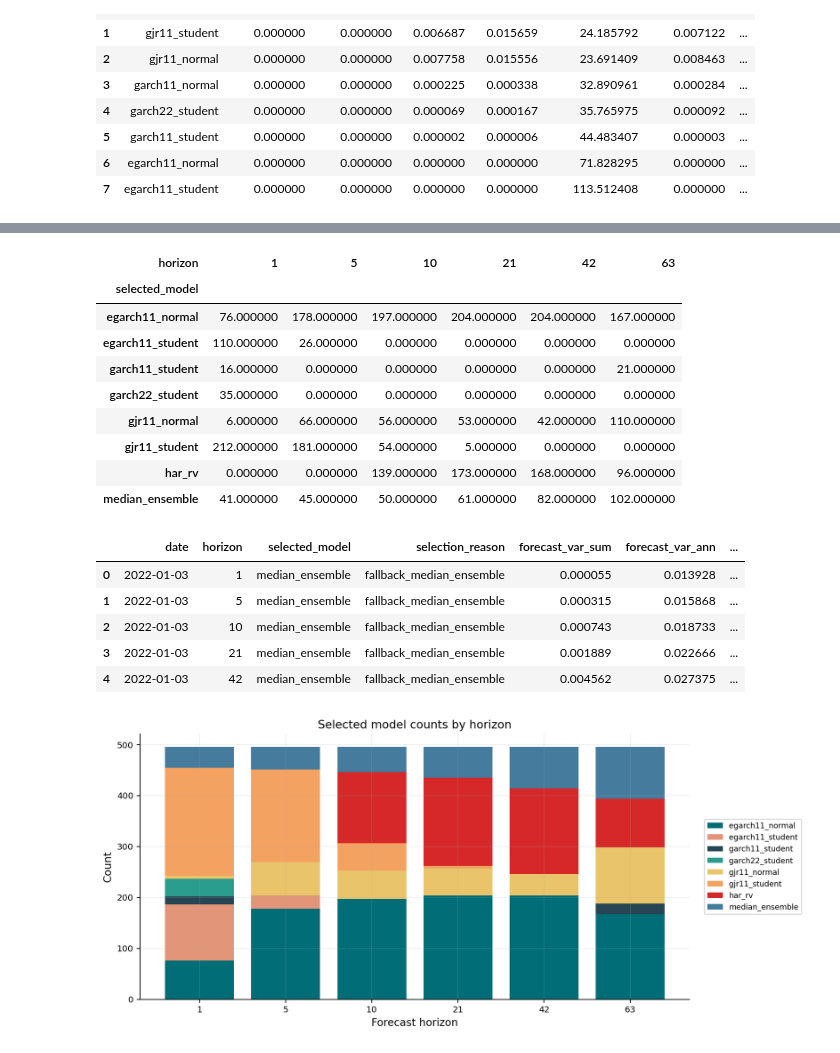
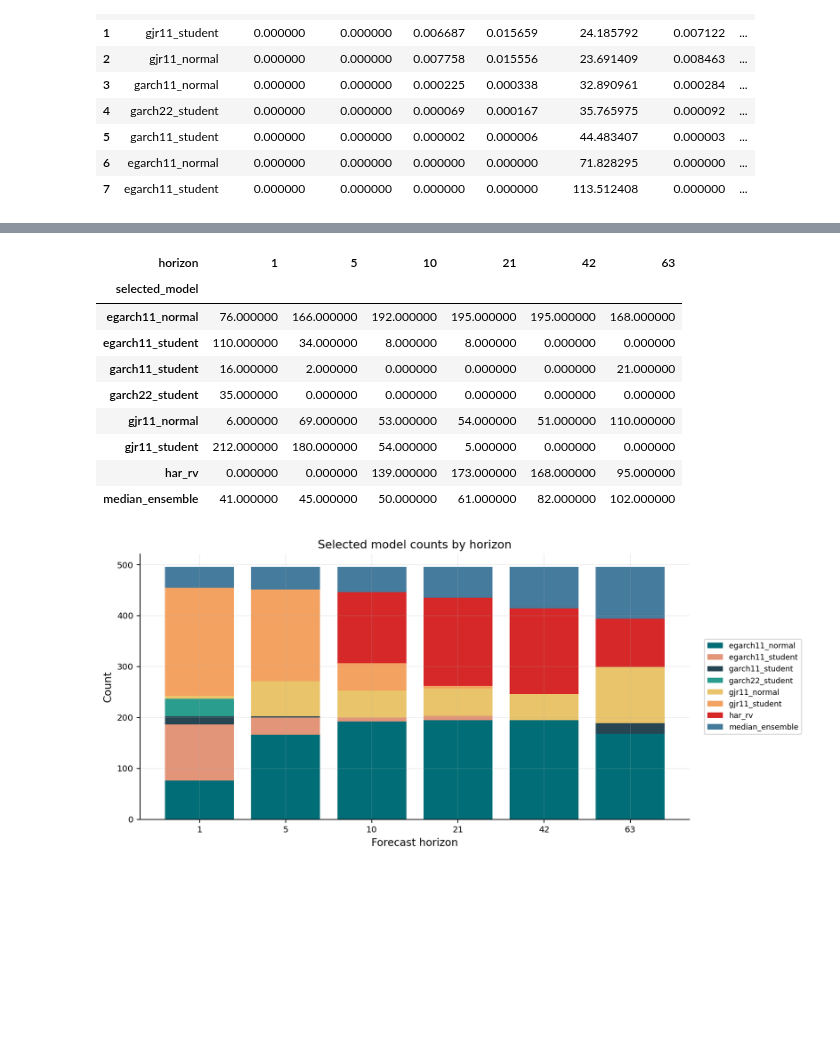
Before and after one commit to ramtin-asadi/Quantitative-Finance-Lab, a Jupyter notebook: notebooks/05_GARCH_vol_forecasting.ipynb, the cells around one changed output, grey strips where cells are left out. Cells and saved outputs as stored; diff of their text form; code cells hidden in the pictures; blank space fills up the shorter version.

```diff
--- a/notebooks/05_GARCH_vol_forecasting.ipynb
+++ b/notebooks/05_GARCH_vol_forecasting.ipynb
@@ -137,7 +137,7 @@ display(df_market.head())
 # %%
 rv_windows = [10, 21, 42, 63, 84, 126]
 for w in rv_windows:
-    df_market[f"rv_trailing_{w}"] = df_market["spx_ret"].rolling(w).std() * np.sqrt(ANNUALIZATION)
+    df_market[f"rv_trailing_{w}"] = df_market["spx_ret"].rolling(w).std() * np.sqrt(annualization)
 
 fig, axes = plt.subplots(2, 1, figsize=(10.5, 7.0), sharex=True)
 axes[0].plot(df_market["trade_date"], df_market["spx_close"], lw=1.2, label="SPX")
@@ -749,5 +709,5 @@ Forecast panel rows: 26784 models: ['egarch11_normal', 'egarch11_student', 'garc
 # %%
-def qlike_loss(realized_var, forecast_var, eps=EPS):
+def qlike_loss(realized_var, forecast_var, eps=eps):
     realized_var = np.asarray(realized_var, dtype=float)
     forecast_var = np.asarray(forecast_var, dtype=float)
     mask = np.isfinite(realized_var) & np.isfinite(forecast_var) & (realized_var > 0) & (forecast_var > 0)
@@ -757,7 +717,7 @@ def qlike_loss(realized_var, forecast_var, eps=EPS):
     fv = np.clip(forecast_var[mask], eps, None)
     return float(np.mean(np.log(fv) + rv / fv))
 
-def qlike_array(realized_var, forecast_var, eps=EPS):
+def qlike_array(realized_var, forecast_var, eps=eps):
     rv = np.asarray(realized_var, dtype=float)
     fv = np.asarray(forecast_var, dtype=float)
     out = np.full(len(rv), np.nan, dtype=float)
@@ -777,8 +737,7 @@ def mz_regression(y, x, maxlags=5):
         "r2": float(res.rsquared),
         "alpha_p": float(res.pvalues.get("const", np.nan)),
         "beta_p": float(res.pvalues.get("x", np.nan)),
-        "n_obs": int(len(z)),
-    }
+        "n_obs": int(len(z))}
 
 def dm_test(loss_a, loss_b, h=1):
     d = pd.Series(np.asarray(loss_a, dtype=float) - np.asarray(loss_b, dtype=float)).replace([np.inf, -np.inf], np.nan).dropna().to_numpy()
@@ -818,8 +777,7 @@ for (model, h), g in df_fc_signal.dropna(subset=["realized_var_sum", "forecast_v
         "mz_beta": mz["beta"],
         "mz_r2": mz["r2"],
         "mz_beta_p": mz["beta_p"],
-        "n_obs": int(len(g)),
-    })
+        "n_obs": int(len(g))})
 
 df_scores = pd.DataFrame(score_rows).sort_values(["horizon", "qlike_var", "rmse_vol"]).reset_index(drop=True)
 ranked = df_scores.copy()
@@ -832,7 +790,7 @@ display(df_model_ranks)
 display(df_scores[df_scores["horizon"] == 21].sort_values(["qlike_var", "rmse_vol"]).reset_index(drop=True))
 
 dm_rows = []
-for h in HORIZONS:
+for h in horizons:
     h_scores = df_scores[df_scores["horizon"] == h].sort_values("qlike_var")
     if h_scores.empty:
         continue
@@ -853,7 +811,6 @@ for h in HORIZONS:
         loss_o = qlike_array(joined["realized_var_sum"], joined["forecast_var_sum_other"])
         dm_rows.append({"horizon": int(h), "benchmark_model": benchmark, "competitor": competitor, **dm_test(loss_b, loss_o, h=int(h))})
 df_dm = pd.DataFrame(dm_rows).sort_values(["horizon", "dm_pvalue"]).reset_index(drop=True)
-display(df_dm.head(30))
 
 fig, axes = plt.subplots(1, 2, figsize=(14.5, 4.8))
 rank_pivot = df_scores.pivot(index="model", columns="horizon", values="qlike_var").loc[df_model_ranks["model"]]
@@ -862,7 +819,7 @@ axes[0].set_xticks(range(len(rank_pivot.columns)), rank_pivot.columns)
 axes[0].set_yticks(range(len(rank_pivot.index)), rank_pivot.index)
 axes[0].set_title("QLIKE heatmap by model and horizon")
 plt.colorbar(im, ax=axes[0], fraction=0.046, pad=0.04)
-for h in HORIZONS:
+for h in horizons:
     tmp = df_scores[df_scores["horizon"] == h].sort_values("qlike_var").head(1)
     if not tmp.empty:
         axes[1].scatter([h], [tmp.iloc[0]["qlike_var"]], s=60)
@@ -928,14 +868,10 @@ def add_realized_availability_dates(forecast_panel, market_dates):
     out["realized_available_date"] = available
     return out
 
-def select_model_by_rolling_past_loss(
-    df_fc_signal,
-    horizons=HORIZONS,
-    lookback=126,
-    min_obs=40,
-    fallback="median_ensemble",
-    eps=EPS,
-):
+def select_model_by_rolling_past_loss(df_fc_signal, horizons=horizons,
+                                      lookback=126, min_obs=40,
+                                      fallback="median_ensemble", eps=eps):
+
     data = df_fc_signal.copy()
     data["date"] = pd.to_datetime(data["date"], errors="coerce").dt.normalize()
     data["horizon"] = data["horizon"].astype(int)
@@ -952,8 +888,7 @@ def select_model_by_rolling_past_loss(
             (data["horizon"] == int(horizon))
             & (data["realized_available_date"].notna())
             & (data["realized_available_date"] < pd.Timestamp(date))
-            & (data["loss_value"].notna())
-        ].copy()
+            & (data["loss_value"].notna())].copy()
         if lookback and lookback > 0:
             keep_dates = pd.Index(sorted(past["date"].unique()))[-int(lookback):]
             past = past[past["date"].isin(keep_dates)]
@@ -961,8 +896,7 @@ def select_model_by_rolling_past_loss(
             past.groupby("model")
             .agg(recent_loss=("loss_value", "mean"), n_loss=("loss_value", "count"))
             .query("n_loss >= @min_obs")
-            .sort_values(["recent_loss", "n_loss"], ascending=[True, False])
-        )
+            .sort_values(["recent_loss", "n_loss"], ascending=[True, False]))
         current_by_model = current.set_index("model", drop=False)
         selected_model = None
         selection_reason = "rolling_past_qlike"
@@ -982,7 +916,7 @@ def select_model_by_rolling_past_loss(
             selection_reason = "fallback_median_ensemble"
             selected = current.iloc[0].copy()
             selected["forecast_var_sum"] = float(current["forecast_var_sum"].median())
-            selected["forecast_var_ann"] = ANNUALIZATION / int(horizon) * float(selected["forecast_var_sum"])
+            selected["forecast_var_ann"] = annualization / int(horizon) * float(selected["forecast_var_sum"])
             selected["forecast_vol_ann"] = float(np.sqrt(max(selected["forecast_var_ann"], 0.0)))
         rows.append({
             "date": pd.Timestamp(date),
@@ -995,54 +929,43 @@ def select_model_by_rolling_past_loss(
             "realized_var_sum": float(selected["realized_var_sum"]) if pd.notna(selected["realized_var_sum"]) else np.nan,
             "realized_var_ann": float(selected["realized_var_ann"]) if pd.notna(selected["realized_var_ann"]) else np.nan,
             "realized_vol_ann": float(selected["realized_vol_ann"]) if pd.notna(selected["realized_vol_ann"]) else np.nan,
             "recent_loss": recent_loss,
             "n_loss": n_loss,
         })
     return pd.DataFrame(rows).sort_values(["date", "horizon"]).reset_index(drop=True)
 
-selected_fc = select_model_by_rolling_past_loss(
-    df_fc_signal,
-    horizons=HORIZONS,
-    lookback=126,
-    min_obs=40,
-    fallback="median_ensemble",
-)
+selected_fc = select_model_by_rolling_past_loss(df_fc_signal,
+    horizons=horizons, lookback=126, min_obs=40,
+    fallback="median_ensemble")
 
 selected_model_counts = selected_fc.groupby(["horizon", "selected_model"]).size().rename("n").reset_index()
 display(selected_model_counts.pivot_table(index="selected_model", columns="horizon", values="n", fill_value=0))
-display(selected_fc.head())
 
 fig, ax = plt.subplots(figsize=(10.5, 4.8))
 plot_counts = selected_model_counts.pivot(index="selected_model", columns="horizon", values="n").fillna(0)
 bottom = np.zeros(len(plot_counts.columns))
 for model, row in plot_counts.iterrows():
     vals = row.to_numpy(dtype=float)
     ax.bar([str(h) for h in plot_counts.columns], vals, bottom=bottom, label=model)
     bottom += vals
 ax.set_title("Selected model counts by horizon")
 ax.set_xlabel("Forecast horizon")
 ax.set_ylabel("Count")
 ax.legend(loc="center left", bbox_to_anchor=(1.02, 0.5))
 plt.tight_layout()
 plt.show()
 # %% [output]
 | horizon | 1 | 5 | 10 | 21 | 42 | 63 |
 | selected_model |  |  |  |  |  |  |
-| egarch11_normal | 76.000000 | 178.000000 | 197.000000 | 204.000000 | 204.000000 | 167.000000 |
-| egarch11_student | 110.000000 | 26.000000 | 0.000000 | 0.000000 | 0.000000 | 0.000000 |
-| garch11_student | 16.000000 | 0.000000 | 0.000000 | 0.000000 | 0.000000 | 21.000000 |
+| egarch11_normal | 76.000000 | 166.000000 | 192.000000 | 195.000000 | 195.000000 | 168.000000 |
+| egarch11_student | 110.000000 | 34.000000 | 8.000000 | 8.000000 | 0.000000 | 0.000000 |
+| garch11_student | 16.000000 | 2.000000 | 0.000000 | 0.000000 | 0.000000 | 21.000000 |
 | garch22_student | 35.000000 | 0.000000 | 0.000000 | 0.000000 | 0.000000 | 0.000000 |
-| gjr11_normal | 6.000000 | 66.000000 | 56.000000 | 53.000000 | 42.000000 | 110.000000 |
-| gjr11_student | 212.000000 | 181.000000 | 54.000000 | 5.000000 | 0.000000 | 0.000000 |
-| har_rv | 0.000000 | 0.000000 | 139.000000 | 173.000000 | 168.000000 | 96.000000 |
+| gjr11_normal | 6.000000 | 69.000000 | 53.000000 | 54.000000 | 51.000000 | 110.000000 |
+| gjr11_student | 212.000000 | 180.000000 | 54.000000 | 5.000000 | 0.000000 | 0.000000 |
+| har_rv | 0.000000 | 0.000000 | 139.000000 | 173.000000 | 168.000000 | 95.000000 |
 | median_ensemble | 41.000000 | 45.000000 | 50.000000 | 61.000000 | 82.000000 | 102.000000 |
-|  | date | horizon | selected_model | selection_reason | forecast_var_sum | forecast_var_ann | ... |
-| 0 | 2022-01-03 | 1 | median_ensemble | fallback_median_ensemble | 0.000055 | 0.013928 | ... |
-| 1 | 2022-01-03 | 5 | median_ensemble | fallback_median_ensemble | 0.000315 | 0.015868 | ... |
-| 2 | 2022-01-03 | 10 | median_ensemble | fallback_median_ensemble | 0.000743 | 0.018733 | ... |
-| 3 | 2022-01-03 | 21 | median_ensemble | fallback_median_ensemble | 0.001889 | 0.022666 | ... |
-| 4 | 2022-01-03 | 42 | median_ensemble | fallback_median_ensemble | 0.004562 | 0.027375 | ... |
-[figure, old version]
+[figure, new version]
 # %%
 term_iv_panel = iv_panel_all.copy()
 term_iv_panel = term_iv_panel[
```
Also changed, not shown: parts of 17 cells of this notebook, 8 other files.
